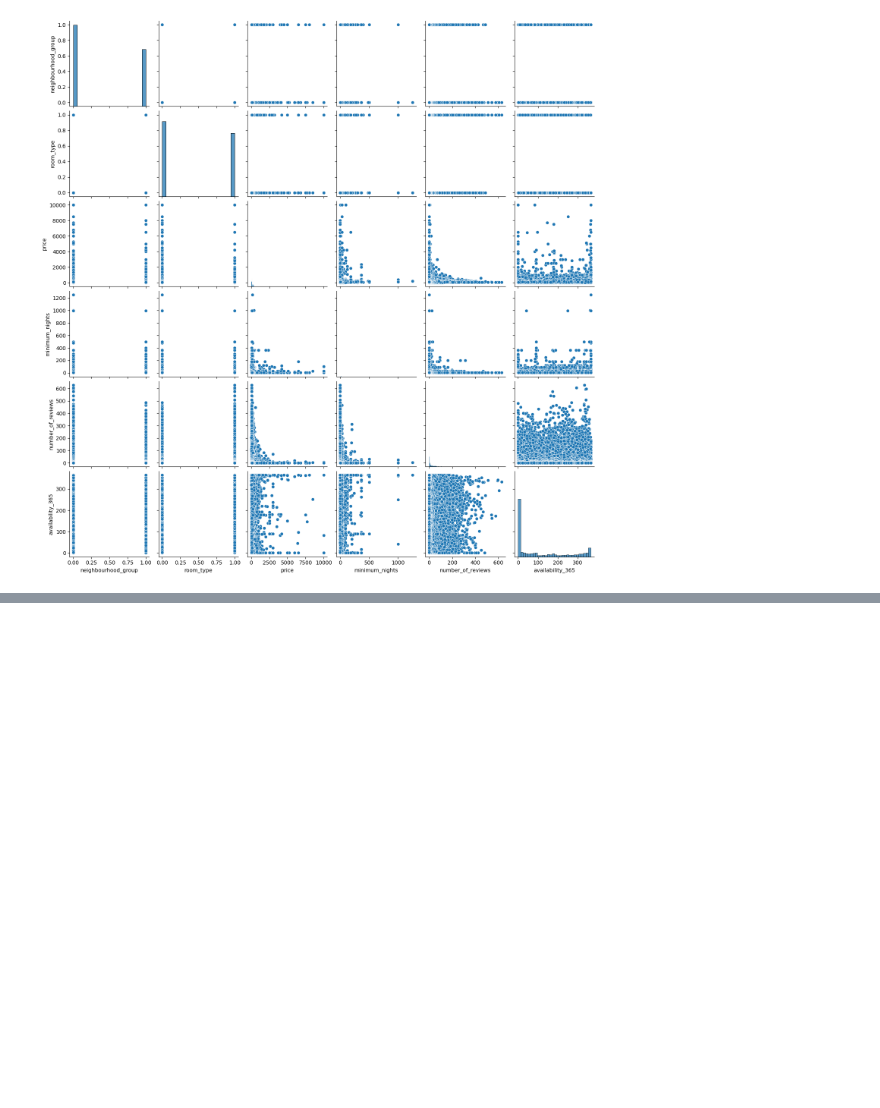
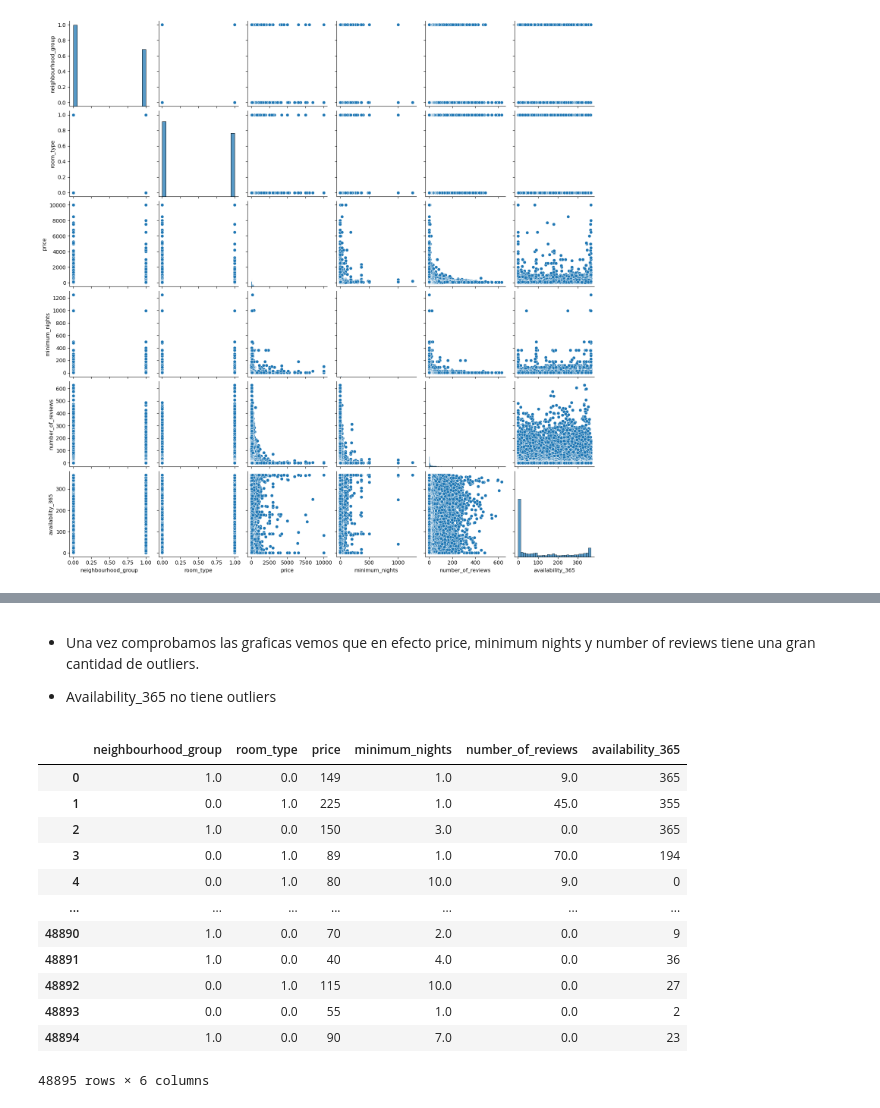
Before and after one commit to Fj-martinez33/AirBnB-NewYork, a Jupyter notebook: src/explore.ipynb, the cells around one changed output, grey strips where cells are left out. Drawn from its saved outputs; the diff is of its cells as text; code cells hidden in the pictures; blank space fills up the shorter version.

```diff
--- a/src/explore.ipynb
+++ b/src/explore.ipynb
@@ -384,0 +438,56 @@ sns.pairplot(data=data)
+# %% [markdown]
+- Una vez comprobamos las graficas vemos que en efecto price, minimum nights y number of reviews tiene una gran cantidad de outliers.
+
+- Availability_365 no tiene outliers
+# %%
+#Hacemos dos copias del dataset, una para el dataset con outliers y otra sin.
+
+data_with_outliers = data.copy()
+data_without_outliers = data.copy()
+
+#Creamos una funcion para transformar los outliers.
+
+def TransOutliers(dataset, col_outliers):
+    stats = dataset[col_outliers].describe()
+
+    #Establecemos los límites.
+    # Los valores óptimos para sumarle al Q3 suelen ser 1.5*IQR, 1.75*IQR y 2*IQR.
+    iqr = stats["75%"] - stats["25%"]
+    upper_limit = float(stats["75%"] + (2 * iqr))
+    lower_limit = float(stats["25%"] - (2 * iqr))
+
+    if (lower_limit < 0):
+        lower_limit = 0
+
+    #Ajustamos el outlier por encima.
+    dataset[col_outliers] = dataset[col_outliers].apply(lambda x : upper_limit if (x > upper_limit) else x)
+
+    #Ajustamos el outlier por debajo.
+    dataset[col_outliers] = dataset[col_outliers].apply(lambda x : lower_limit if (x < lower_limit) else x)
+
+    #Guardamos los límites en un json.
+
+    with open (f"outliers_{col_outliers}.json", "w") as j:
+        json.dump({"upper_limit" : upper_limit, "lower_limit" : lower_limit}, j)
+
+    return dataset
+
+TransOutliers (data_without_outliers, "minimum_nights")
+TransOutliers (data_without_outliers, "number_of_reviews")
+TransOutliers (data_without_outliers, "availability_365")
+
+data_without_outliers
+# %% [output]
+|  | neighbourhood_group | room_type | price | minimum_nights | number_of_reviews | availability_365 |
+| 0 | 1.0 | 0.0 | 149 | 1.0 | 9.0 | 365 |
+| 1 | 0.0 | 1.0 | 225 | 1.0 | 45.0 | 355 |
+| 2 | 1.0 | 0.0 | 150 | 3.0 | 0.0 | 365 |
+| 3 | 0.0 | 1.0 | 89 | 1.0 | 70.0 | 194 |
+| 4 | 0.0 | 1.0 | 80 | 10.0 | 9.0 | 0 |
+| ... | ... | ... | ... | ... | ... | ... |
+| 48890 | 1.0 | 0.0 | 70 | 2.0 | 0.0 | 9 |
+| 48891 | 1.0 | 0.0 | 40 | 4.0 | 0.0 | 36 |
+| 48892 | 0.0 | 1.0 | 115 | 10.0 | 0.0 | 27 |
+| 48893 | 0.0 | 0.0 | 55 | 1.0 | 0.0 | 2 |
+| 48894 | 1.0 | 0.0 | 90 | 7.0 | 0.0 | 23 |
+48895 rows × 6 columns
```
Also changed, not shown: parts of 9 cells of this notebook, 3 other files.
